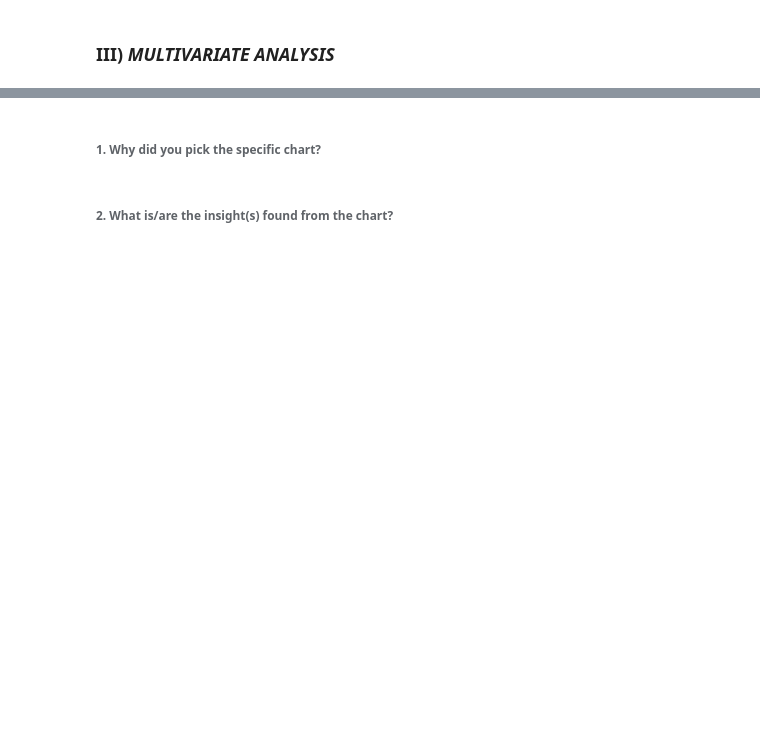
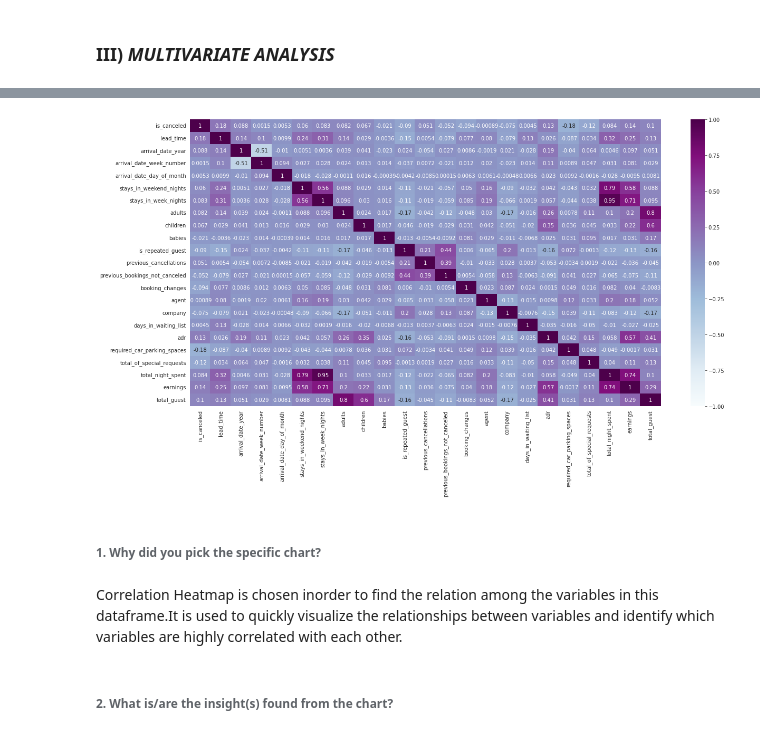
Before and after one commit to sibi601/EDA-Hotel_Booking, a Jupyter notebook: EDA_hotel_booking_analysis_capstoneproject_SIBIN_IQBAL.ipynb, the cells around one changed output, grey strips where cells are left out. Cells and saved outputs as stored; diff of their text form; code cells hidden in the pictures; blank space fills up the shorter version.

```diff
--- a/EDA_hotel_booking_analysis_capstoneproject_SIBIN_IQBAL.ipynb
+++ b/EDA_hotel_booking_analysis_capstoneproject_SIBIN_IQBAL.ipynb
@@ -1146,4 +1254,14 @@ Are there any insights that lead to negative growth? Justify with specific reaso
+# %%
+# Correlation Heatmap visualization code
+
+plt.figure(figsize=(20,10))
+sns.heatmap(hb_df.corr(), vmin=-1, cmap='BuPu', annot=True)
+plt.show()
+# %% [output]
+[figure, added]
 # %% [markdown]
 ###### 1. Why did you pick the specific chart?
+# %% [markdown]
+Correlation Heatmap is chosen inorder to find the relation among the variables in this dataframe.It is used to quickly visualize the relationships between variables and identify which variables are highly correlated with each other.
 # %% [markdown]
 ###### 2. What is/are the insight(s) found from the chart?
```
Also changed, not shown: parts of 28 cells of this notebook.
